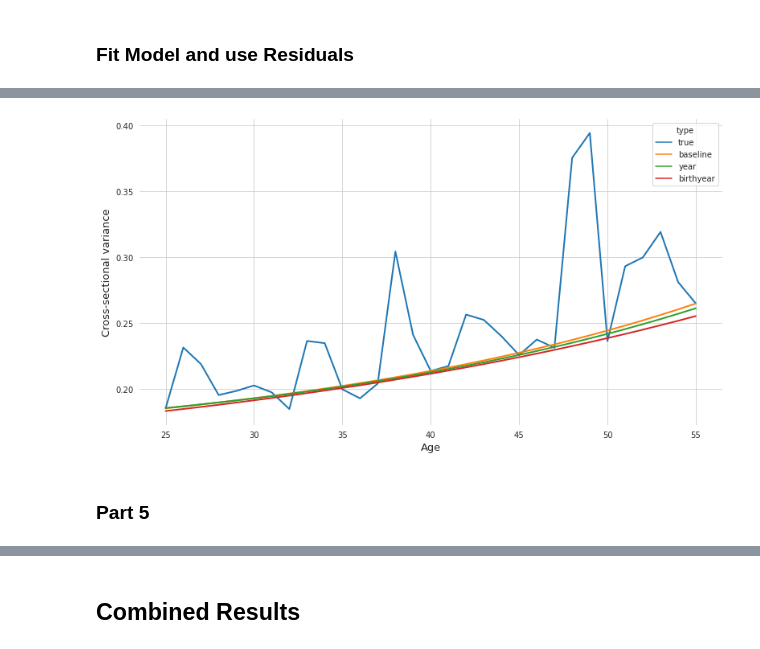
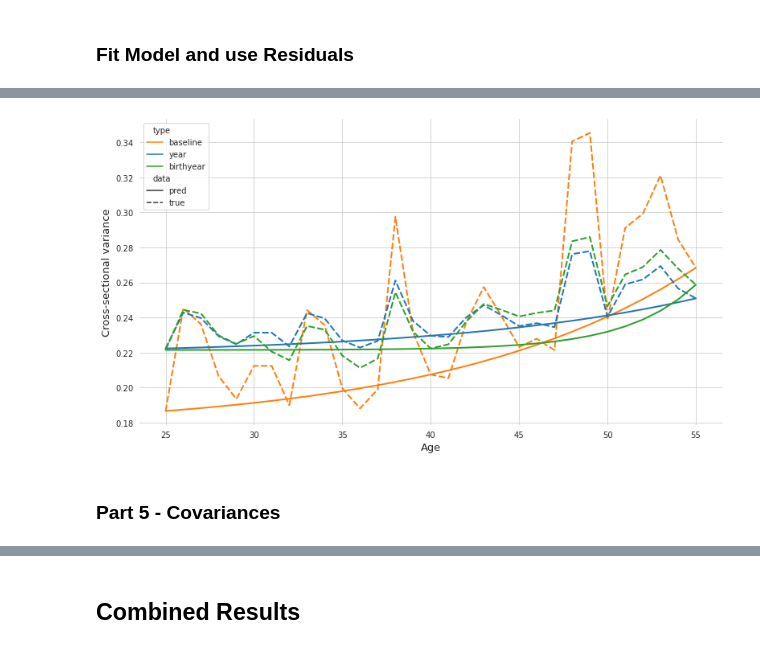
Before and after one commit to timmens/macro_problems, a Jupyter notebook: ps1.ipynb, the cells around one changed output, grey strips where cells are left out. Cells and saved outputs as stored; diff of their text form; code cells hidden in the pictures.

```diff
--- a/ps1.ipynb
+++ b/ps1.ipynb
@@ -109,7 +111,7 @@ def clean_data(df):
         df (pd.DataFrame): Cleaned data frame.
 
     """
-    TEN_PERCENT_OF_ANNUAL_FULLTIME_HOURS = 208
+    TEN_PERCENT_OF_ANNUAL_FULLTIME_HOURS = 312  # (30 h/w * 52 / 10) * 2 (households)
 
     df = df.query("relationship_to_head in ['head', 'partner']")
     df = df.assign(
@@ -239,13 +257,13 @@ def estimate_quantities_approach_4(df):
     return quantities, var
 # %%
-def predict_residual_variance(part4, age):
+def predict_residual_variance(quantities, age):
     """Predict residual variance.
 
     Predicts residual variance given `age` using estimates from part 4.
 
     Args:
         part4 (pd.DataFrame): Output from :func:`estimate_quantities_part4`.
-            Has columns [symbol, baseline, sample-year, birth-year].
+            Has columns [symbol, baseline, year, birthyear].
         age (int or int-array-like): age for which to predict the residual
             variance
 
@@ -254,7 +272,6 @@ def predict_residual_variance(part4, age):
             `age` and columns corresponding to the columns of `part4`.
 
     """
-
     def _estimate(h, col):
         """Variance of residual predicted by model."""
         h = h - 24
@@ -264,30 +281,38 @@ def predict_residual_variance(part4, age):
         out = sigma_e * (1 - rho ** (2 * h)) / (1 - rho ** 2) + sigma_mu_tau
         return out
 
-    cols = part4.columns.drop("symbol")
+    cols = quantities.columns.drop("symbol")
     prediction = pd.DataFrame(columns=cols, index=age)
     for h, col in product(age, cols):
         prediction.loc[h, col] = _estimate(h, col)
 
     return prediction
 # %%
-def plot_part4(df, part4):
+def plot_part4(quantities, var):
     """Plot results from part 4."""
-    data = df.set_index("age").groupby("age")[["residuals"]].var()
-    data = data.rename({"residuals": "true"}, axis=1)
+    var = var.add_prefix("true-")
 
-    predicted = predict_residual_variance(part4, data.index.values)
+    predicted = predict_residual_variance(quantities, var.index.values)
+    predicted = predicted.add_prefix("pred-")
 
-    df = pd.concat((data, predicted), axis=1)
-    df = df.assign(**{"age": data.index})
+    df = pd.concat((var, predicted), axis=1)
+    df = df.assign(**{"age": var.index})
     df = df.melt(id_vars="age", var_name="type", value_name="value")
     df = df.convert_dtypes()
+    df[["data", "type"]] = df["type"].str.split('-', 1, expand=True)
 
     fig, ax = plt.subplots(1)
     fig.set_size_inches(13, 7)
 
+    palette = {
+        "baseline": "tab:orange",
+        "year": "tab:blue",
+        "birthyear": "tab:green",
+    }
+
     p = sns.lineplot(
-        x="age", y="value", hue="type", data=df, ax=ax, linewidth=2, legend="brief",
+        x="age", y="value", hue="type", style="data", data=df, ax=ax, linewidth=2, legend="brief",
+        palette=palette, style_order=["pred", "true"]
     )
 
     ax.set(ylabel="Cross-sectional variance", xlabel="Age")
@@ -434,7 +462,7 @@ def combine_parts(part4, part5, part6):
 # %% [markdown]
 ## Actual Computation
 # %%
-df = load_and_clean_data(n_jobs=4, load_from_disc=True)
+df = load_and_clean_data(n_jobs=4, load_from_disc=False)
 # %% [markdown]
 ### Fit Model and use Residuals
 # %%
@@ -455,9 +483,9 @@ part4
 # %%
-plot_part4(df, part4)
+plot_part4(part4, var)
 # %% [output]
-[figure, old version]
+[figure, new version]
 # %% [markdown]
-### Part 5
+### Part 5 - Covariances
 # %%
 part5 = estimate_quantities_approach_5(df, var)
 # %%
```
Also changed, not shown: parts of 13 cells of this notebook.
